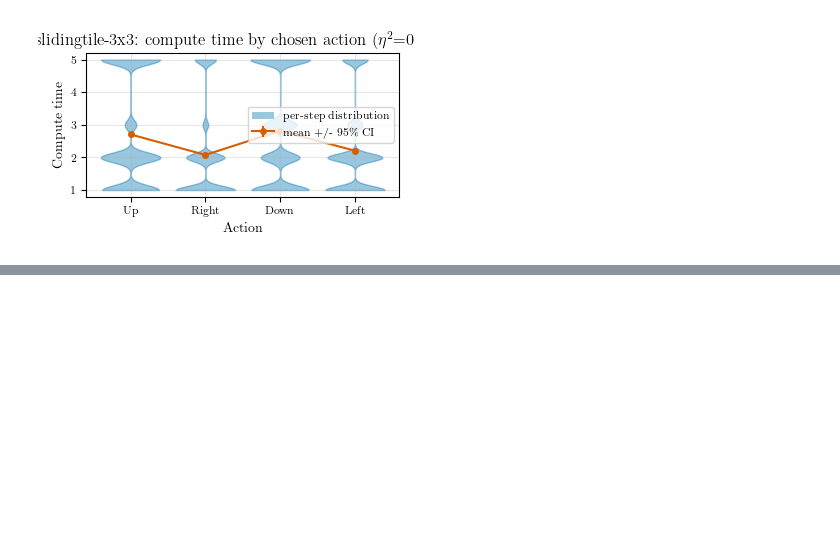
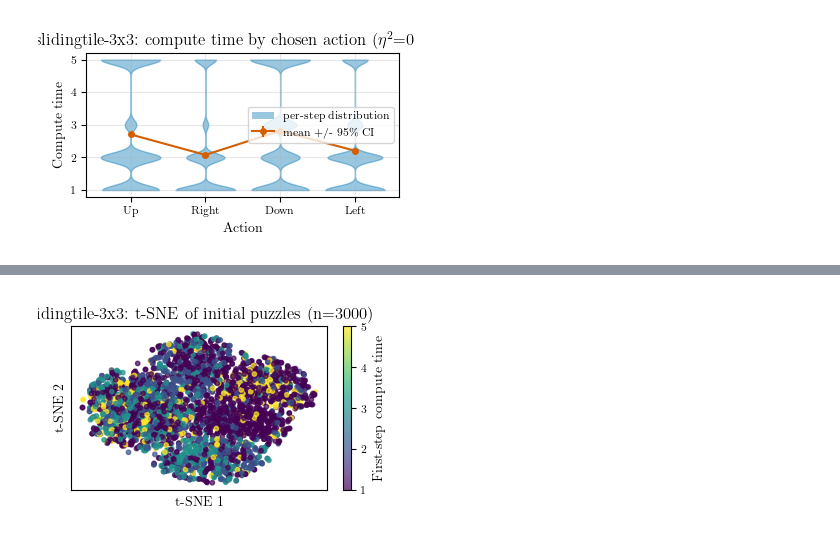
Before and after one commit to chanb/Stoix, a Jupyter notebook: ramdp_experiments/analysis-compute_time-hardness-slidingpuzzle.ipynb, the cells around one changed output, grey strips where cells are left out. Cells and saved outputs as stored; diff of their text form; code cells hidden in the pictures; blank space fills up the shorter version.

Commit message:
plots

```diff
--- a/ramdp_experiments/analysis-compute_time-hardness-slidingpuzzle.ipynb
+++ b/ramdp_experiments/analysis-compute_time-hardness-slidingpuzzle.ipynb
@@ -931,0 +947,50 @@ One-way ANOVA across actions: F = 10872.362, p = 0, eta^2 = 0.0420
+# %%
+from sklearn.manifold import TSNE
+
+TSNE_SAMPLE_SIZE = 3000  # t-SNE doesn't scale to all NUM_EVAL_EPISODES - subsample instead.
+
+
+def one_hot_puzzles(puzzles, grid_size):
+    """One-hot encodes each (grid_size, grid_size) puzzle over its
+    grid_size**2 possible tile values (including the blank) per cell, so
+    t-SNE's Euclidean distances reflect which tile is where, not the tile
+    ids' arbitrary numeric ordering."""
+    num_values = grid_size * grid_size
+    flat = np.stack(puzzles).reshape(len(puzzles), -1)
+    return np.eye(num_values, dtype=np.float32)[flat].reshape(len(puzzles), -1)
+
+
+episode_sample = df.sample(n=min(TSNE_SAMPLE_SIZE, len(df)), random_state=0)
+episode_states = one_hot_puzzles(episode_sample["initial_puzzle"].to_numpy(), GRID_SIZE)
+# First-step compute time, not the episode mean - matches the hardness-vs-
+# first-step-compute-time plot above (initial_puzzle is what the actor saw on
+# that first action).
+episode_compute_time = episode_sample["compute_times"].apply(lambda ct: ct[0]).to_numpy()
+
+episode_embedding = TSNE(n_components=2, perplexity=30, random_state=0, init="pca").fit_transform(
+    episode_states
+)
+
+fig, ax = plt.subplots(figsize=set_size(doc_width_pt, fraction=0.6))
+scatter = ax.scatter(
+    episode_embedding[:, 0],
+    episode_embedding[:, 1],
+    c=episode_compute_time,
+    cmap="viridis",
+    s=10,
+    alpha=0.7,
+)
+fig.colorbar(scatter, ax=ax, label="First-step compute time")
+ax.set_xlabel("t-SNE 1")
+ax.set_ylabel("t-SNE 2")
+ax.set_title(
+    f"slidingtile-{GRID_SIZE}x{GRID_SIZE}: t-SNE of initial puzzles (n={len(episode_sample)})"
+)
+ax.set_xticks([])
+ax.set_yticks([])
+fig.tight_layout()
+plt.savefig(
+    "analysis-tsne_initial_puzzle-slidingpuzzle.pdf", dpi=600, format="pdf", bbox_inches="tight"
+)
+# %% [output]
+[figure, added]
```
Also changed, not shown: parts of 2 cells of this notebook, 1 other file.
